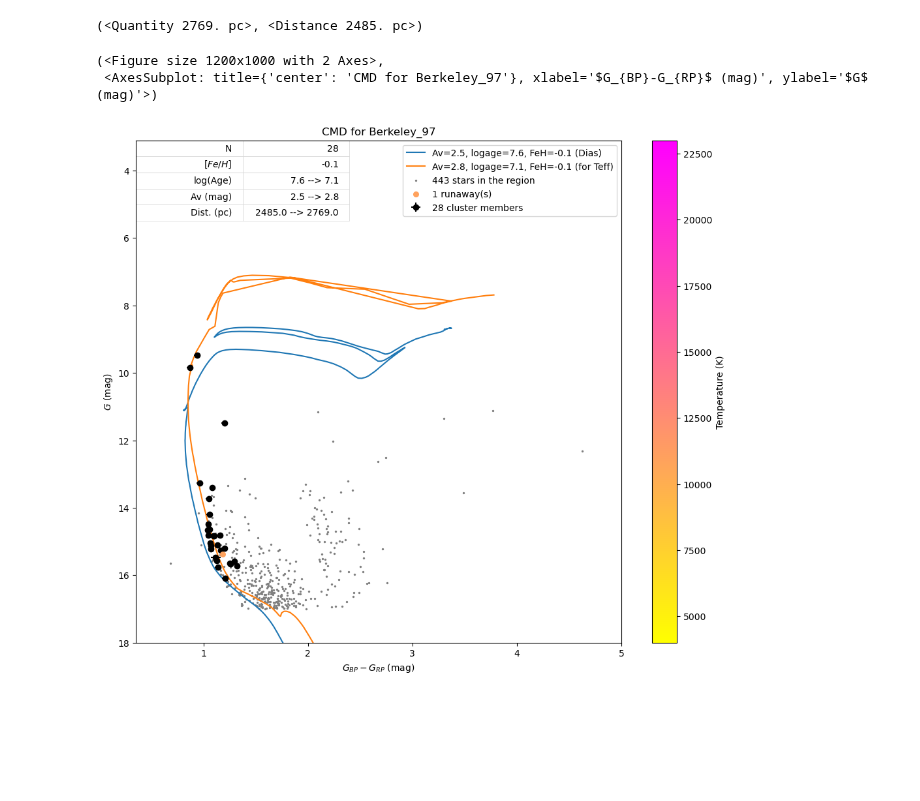
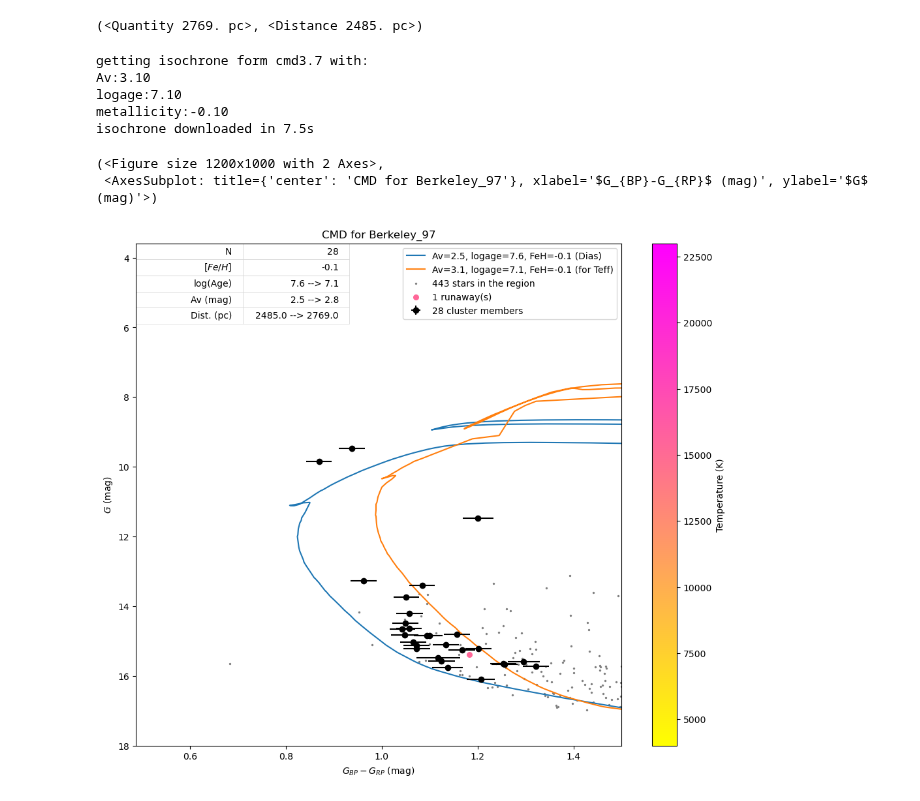
Before and after one commit to surodeep26/Runaway-Stars, a Jupyter notebook: v16.ipynb, the cells around one changed output. Saved outputs shown, nothing was run; the diff lists cells and outputs as text; code cells hidden in the pictures; blank space fills up the shorter version.

```diff
--- a/v16.ipynb
+++ b/v16.ipynb
@@ -196,6 +9,8 @@ cl.distance, cld.distance
 (<Quantity 2769. pc>, <Distance 2485. pc>)
 # %%
 # Import necessary libraries
+%run runaway_functionsv3
+
 import matplotlib.pyplot as plt
 from runaway_functionsv3 import Cluster, ClusterDias, estimate_temperature
 
@@ -288,35 +103,40 @@ def add_cluster_parameters_table(ax, cluster):
     return table
 
 # Main function to plot CMD
 def plot_cmd(cluster, multiple=False, **kwargs):
     fig, ax = plt.subplots(figsize=(12, 10))
     ax.set_xlabel(r"$G_{BP}-G_{RP}$ (mag)")
     ax.set_ylabel(r"$G$ (mag)")
     ax.set_title(f"CMD for {cluster.name}")
 
     isochrone_theo_dias = plot_isochrones(ax, cluster, **kwargs)
     plot_cluster_members(ax, cluster)
     plot_stars_in_region(ax, cluster)
 
     theoretical_isochrone_temp = cluster.theoretical_isochrone(kwargs)
     scatter_runaways = plot_runaways(ax, cluster, theoretical_isochrone_temp)
     add_colorbar(fig, scatter_runaways, ax)
     add_cluster_parameters_table(ax, cluster)
 
     ax.set_ylim(bottom=min(theoretical_isochrone_temp['Gmag'])-4, top=18)
-    ax.set_xlim(left=min(theoretical_isochrone_temp['BP-RP'])-0.5, right=5)
+    ax.set_xlim(left=min(theoretical_isochrone_temp['BP-RP'])-0.5, right=1.5)
     ax.invert_yaxis()
     ax.legend()
 
     # Optional: make points clickable (code to be implemented)
     # make_points_clickable(ax, scatter_runaways)
 
     return fig, ax
 
 # Example usage
 cl = Cluster("Berkeley_97")
-plot_cmd(cl)
+plot_cmd(cl,Av=3.1, logage=7.1)
 # %% [output]
-(<Figure size 1200x1000 with 2 Axes>,
- <AxesSubplot: title={'center': 'CMD for Berkeley_97'}, xlabel='$G_{BP}-G_{RP}$ (mag)', ylabel='$G$ (mag)'>)
+getting isochrone form cmd3.7 with:
+Av:3.10
+logage:7.10
+metallicity:-0.10
+isochrone downloaded in 7.5s
+(<Figure size 1200x1000 with 2 Axes>,
+ <AxesSubplot: title={'center': 'CMD for Berkeley_97'}, xlabel='$G_{BP}-G_{RP}$ (mag)', ylabel='$G$ (mag)'>)
-[figure, old version]
+[figure, new version]
```
Also changed, not shown: parts of 6 cells of this notebook, 16 other files.
